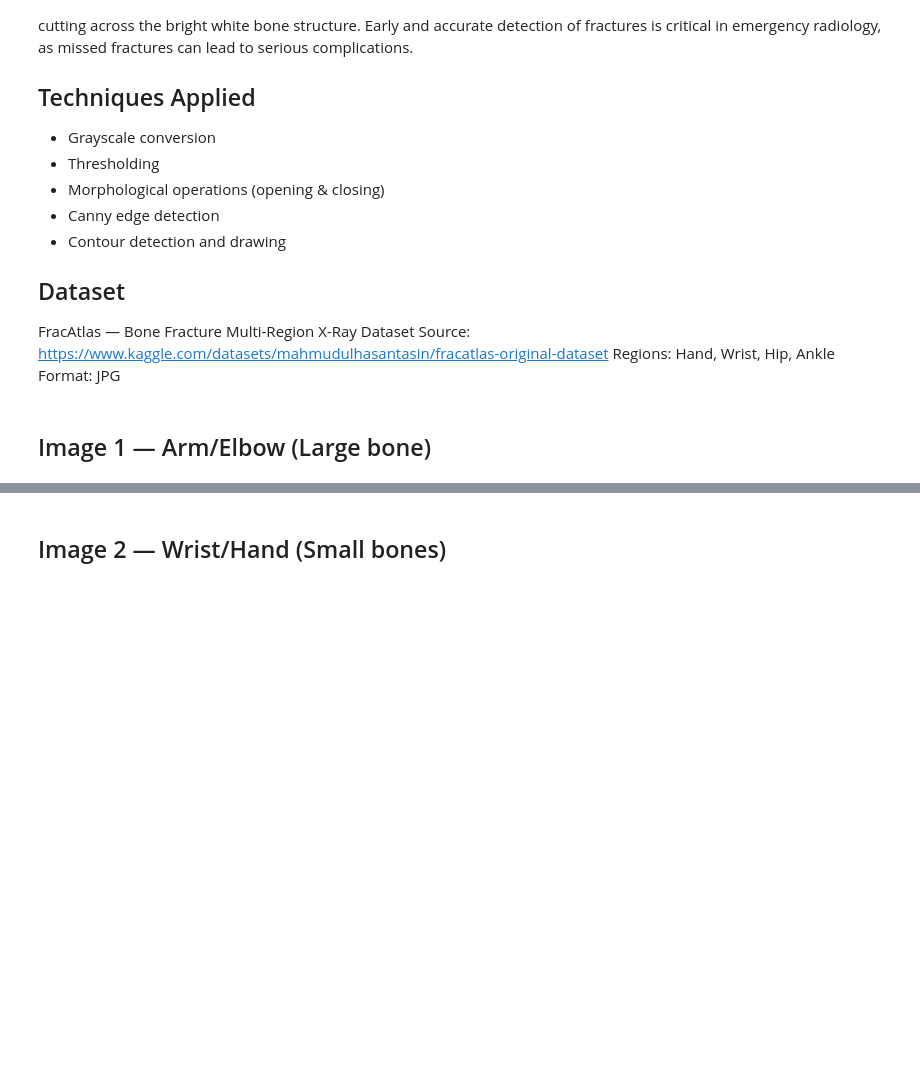
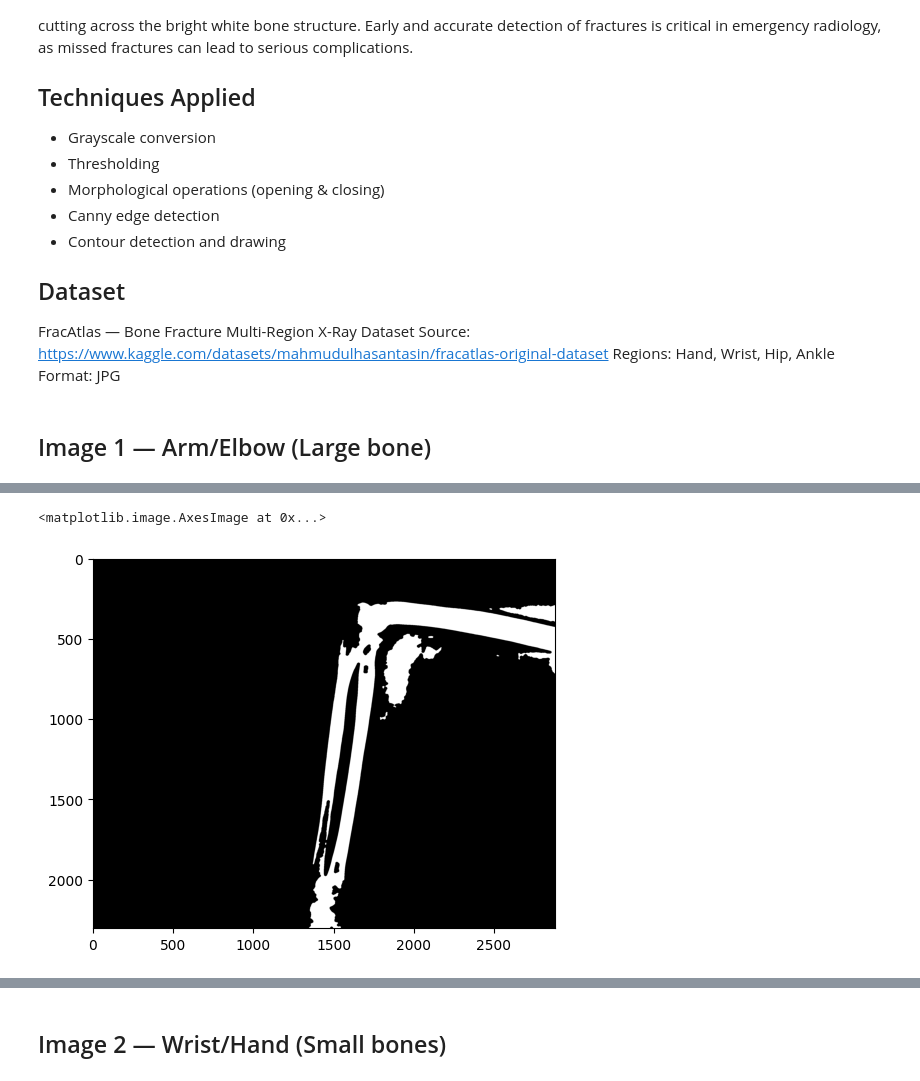
Before and after one commit to Chosencodes/Medical-Imaging-Projects, a Jupyter notebook: Bone Fracture X-Ray Edge Detection/Bone fracture analysis.ipynb, the cells around one changed output, grey strips where cells are left out. Cells and saved outputs as stored; diff of their text form; code cells hidden in the pictures; blank space fills up the shorter version.

```diff
--- a/Bone Fracture X-Ray Edge Detection/Bone fracture analysis.ipynb
+++ b/Bone Fracture X-Ray Edge Detection/Bone fracture analysis.ipynb
@@ -58,5 +69,11 @@ plt.imshow(gray,cmap='gray')
 # %%
-## Blur Image
+# Step 4: Morphological close — fill gaps in bone
+kernel = cv2.getStructuringElement(cv2.MORPH_ELLIPSE, (7,7))
+thresh = cv2.morphologyEx(thresh, cv2.MORPH_CLOSE, kernel, iterations=3)
+thresh = cv2.morphologyEx(thresh, cv2.MORPH_OPEN, kernel, iterations=1)
 
-blurred = cv2.GaussianBlur(gray,(5,5),0)
+plt.imshow(thresh,cmap='gray')
+# %% [output]
+<matplotlib.image.AxesImage at 0x...>
+[figure, added]
 # %%
```
Also changed, not shown: parts of 5 cells of this notebook, 5 other files.
